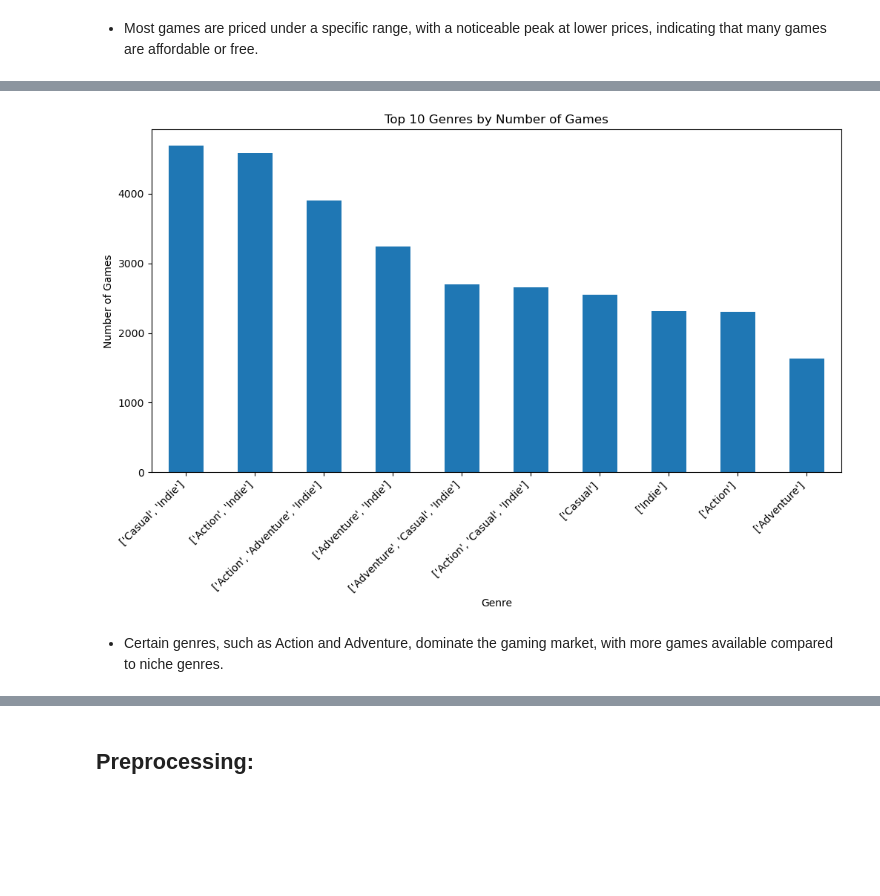
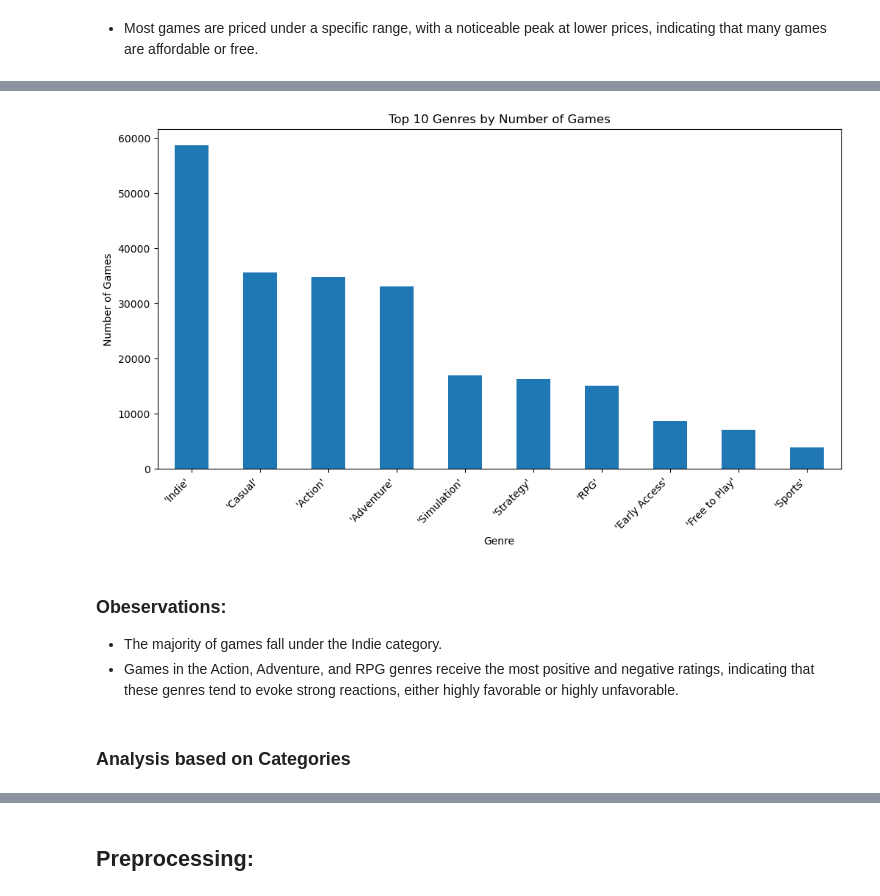
Before and after one commit to DylanNg2412/Python_Project_CU5, a Jupyter notebook: Capstone_Project.ipynb, the cells around one changed output, grey strips where cells are left out. Cells and saved outputs as stored; diff of their text form; code cells hidden in the pictures; blank space fills up the shorter version.

```diff
--- a/Capstone_Project.ipynb
+++ b/Capstone_Project.ipynb
@@ -265,0 +242,3 @@ memory usage: 16.2+ MB
+# %%
+df.rename(columns={'num_reviews_total': 'user_reviews_total'}, inplace=True)
+df.rename(columns={'num_reviews_recent': 'user_reviews_recent'}, inplace=True)
@@ -265,0 +274,2 @@ memory usage: 16.2+ MB
+# %%
+df.replace(-1, 0, inplace=True)
@@ -417,12 +405,8 @@ plt.show()
 # %%
-# Price Distribution
-usd_to_myr = 4.50
-df['price_myr'] = df['price'] * usd_to_myr
-
 plt.figure(figsize=(10, 6))
-sns.histplot(df['price_myr'], bins=50, kde=True)
+sns.histplot(df['price'], bins=50)
 plt.title('Distribution of Game Prices')
-plt.xlabel('Price')
+plt.xlabel('Price (USD)')
 plt.ylabel('Count')
 plt.grid()
 
@@ -435,0 +430,13 @@ plt.show()
+# %%
+df['genres'] = df['genres'].astype(str)
+df_expanded = df.assign(genres=df['genres'].str.split(',')).explode('genres')
+df_expanded['genres'] = df_expanded['genres'].str.strip()
+peak_ccu_by_genre = df_expanded.groupby('genres')['peak_ccu'].mean()
+top_10_genres_peak_ccu = peak_ccu_by_genre.nlargest(10)
+
+# Creating a pie chart
+explode = [0.03] * len(top_10_genres_peak_ccu)
+plt.figure(figsize=(8, 8))
+plt.pie(top_10_genres_peak_ccu, labels=top_10_genres_peak_ccu.index, autopct='%1.1f%%', startangle=140, explode=explode)
+plt.title('Top 10 Genres by Peak CCU')
+plt.show()
@@ -436,13 +461,17 @@ plt.show()
 # %%
 # Distribution of Games by Genre
 plt.figure(figsize=(12, 6))
-df['genres'].value_counts().head(10).plot(kind='bar')
+df_expanded['genres'].value_counts().head(10).plot(kind='bar')
 plt.title('Top 10 Genres by Number of Games')
 plt.xlabel('Genre')
 plt.ylabel('Number of Games')
 plt.xticks(rotation = 45, ha = 'right')
 plt.show()
 # %% [output]
-[figure, old version]
+[figure, new version]
-# %% [markdown]
-- Certain genres, such as Action and Adventure, dominate the gaming market, with more games available compared to niche genres.
+# %% [markdown]
+### Obeservations:
+- The majority of games fall under the Indie category.
+- Games in the Action, Adventure, and RPG genres receive the most positive and negative ratings, indicating that these genres tend to evoke strong reactions, either highly favorable or highly unfavorable.
+# %% [markdown]
+### Analysis based on Categories
```
Also changed, not shown: parts of 77 cells of this notebook, 1 other file.
